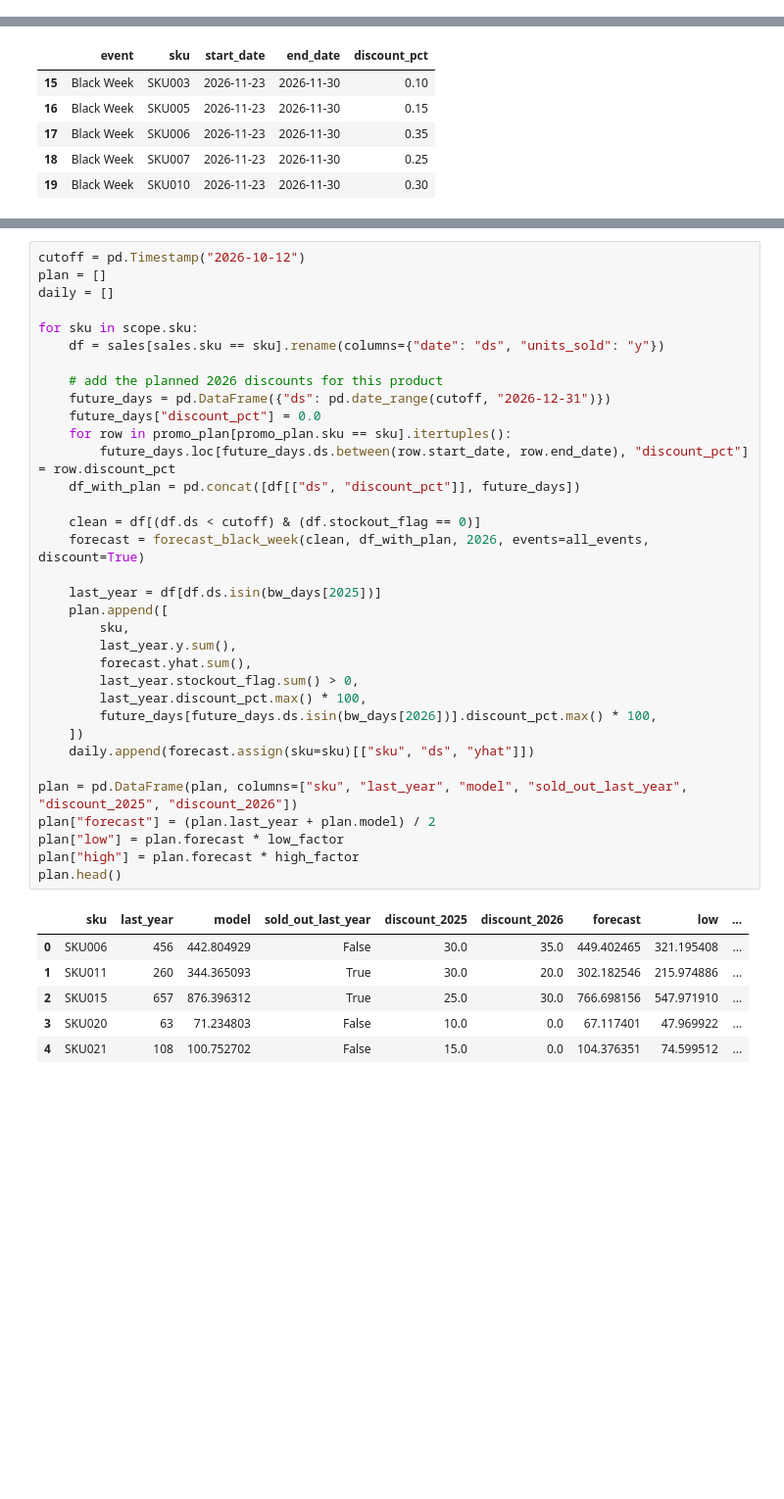
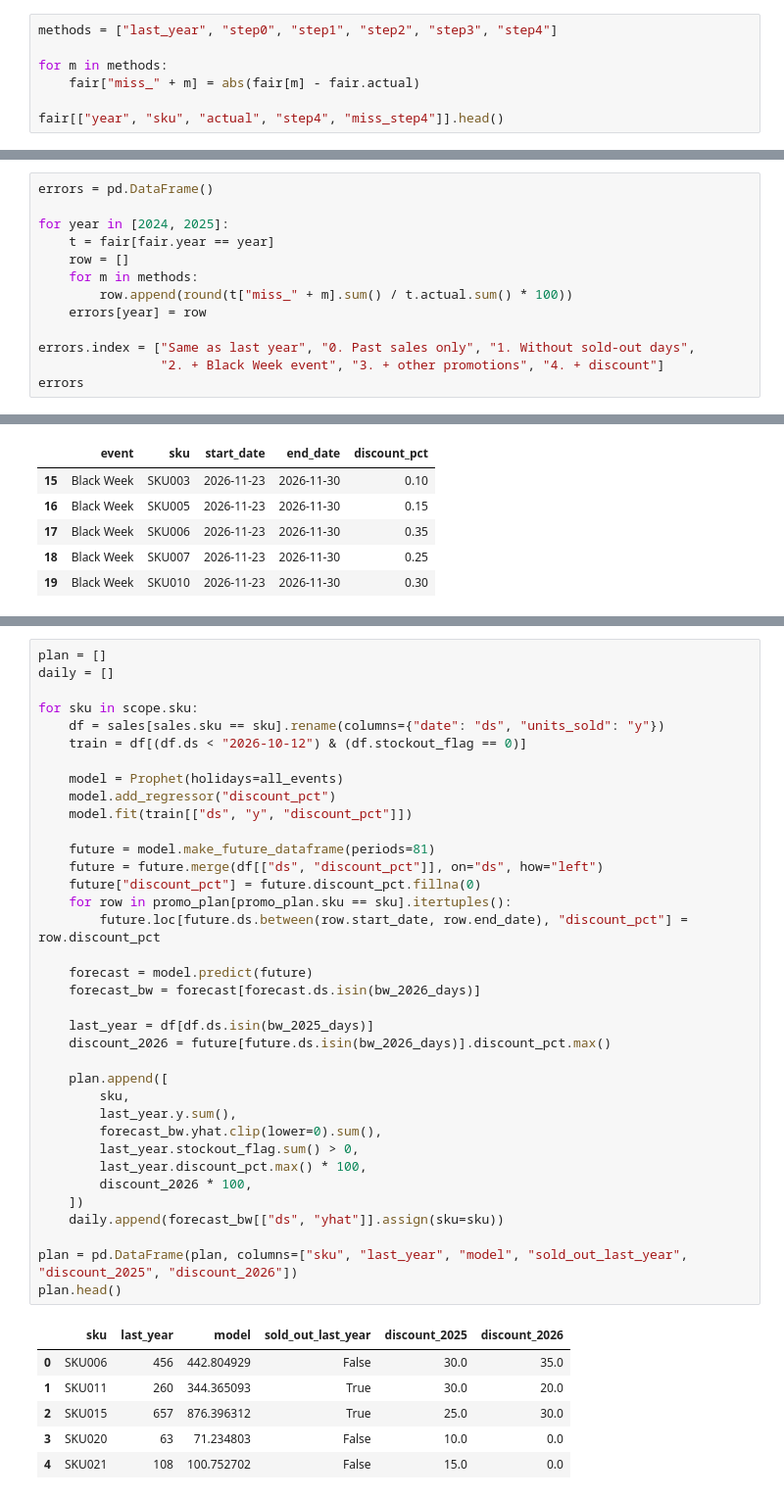
Before and after one commit to Ibarca/Predicting-Product-Demand-from-Sales-and-Marketing-Campaigns, a Jupyter notebook: notebooks/01_black_week_forecast.ipynb, the cells around one changed output, grey strips where cells are left out. Shown at 98% size. Drawn from its saved outputs; the diff is of its cells as text; blank space fills up the shorter version.

```diff
--- a/notebooks/01_black_week_forecast.ipynb
+++ b/notebooks/01_black_week_forecast.ipynb
@@ -394,0 +595,7 @@ errors
+# %%
+methods = ["last_year", "step0", "step1", "step2", "step3", "step4"]
+
+for m in methods:
+    fair["miss_" + m] = abs(fair[m] - fair.actual)
+
+fair[["year", "sku", "actual", "step4", "miss_step4"]].head()
@@ -394,0 +609,13 @@ errors
+# %%
+errors = pd.DataFrame()
+
+for year in [2024, 2025]:
+    t = fair[fair.year == year]
+    row = []
+    for m in methods:
+        row.append(round(t["miss_" + m].sum() / t.actual.sum() * 100))
+    errors[year] = row
+
+errors.index = ["Same as last year", "0. Past sales only", "1. Without sold-out days",
+                "2. + Black Week event", "3. + other promotions", "4. + discount"]
+errors
@@ -483,41 +728,43 @@ promo_plan[promo_plan.event == "Black Week"].head()
 # %%
-cutoff = pd.Timestamp("2026-10-12")
 plan = []
 daily = []
 
 for sku in scope.sku:
     df = sales[sales.sku == sku].rename(columns={"date": "ds", "units_sold": "y"})
+    train = df[(df.ds < "2026-10-12") & (df.stockout_flag == 0)]
 
-    # add the planned 2026 discounts for this product
-    future_days = pd.DataFrame({"ds": pd.date_range(cutoff, "2026-12-31")})
-    future_days["discount_pct"] = 0.0
+    model = Prophet(holidays=all_events)
+    model.add_regressor("discount_pct")
+    model.fit(train[["ds", "y", "discount_pct"]])
+
+    future = model.make_future_dataframe(periods=81)
+    future = future.merge(df[["ds", "discount_pct"]], on="ds", how="left")
+    future["discount_pct"] = future.discount_pct.fillna(0)
     for row in promo_plan[promo_plan.sku == sku].itertuples():
-        future_days.loc[future_days.ds.between(row.start_date, row.end_date), "discount_pct"] = row.discount_pct
-    df_with_plan = pd.concat([df[["ds", "discount_pct"]], future_days])
+        future.loc[future.ds.between(row.start_date, row.end_date), "discount_pct"] = row.discount_pct
 
-    clean = df[(df.ds < cutoff) & (df.stockout_flag == 0)]
-    forecast = forecast_black_week(clean, df_with_plan, 2026, events=all_events, discount=True)
+    forecast = model.predict(future)
+    forecast_bw = forecast[forecast.ds.isin(bw_2026_days)]
 
-    last_year = df[df.ds.isin(bw_days[2025])]
+    last_year = df[df.ds.isin(bw_2025_days)]
+    discount_2026 = future[future.ds.isin(bw_2026_days)].discount_pct.max()
+
     plan.append([
         sku,
         last_year.y.sum(),
-        forecast.yhat.sum(),
+        forecast_bw.yhat.clip(lower=0).sum(),
         last_year.stockout_flag.sum() > 0,
         last_year.discount_pct.max() * 100,
-        future_days[future_days.ds.isin(bw_days[2026])].discount_pct.max() * 100,
+        discount_2026 * 100,
     ])
-    daily.append(forecast.assign(sku=sku)[["sku", "ds", "yhat"]])
+    daily.append(forecast_bw[["ds", "yhat"]].assign(sku=sku))
 
 plan = pd.DataFrame(plan, columns=["sku", "last_year", "model", "sold_out_last_year", "discount_2025", "discount_2026"])
-plan["forecast"] = (plan.last_year + plan.model) / 2
-plan["low"] = plan.forecast * low_factor
-plan["high"] = plan.forecast * high_factor
 plan.head()
 # %% [output]
-|  | sku | last_year | model | sold_out_last_year | discount_2025 | discount_2026 | forecast | low | ... |
-| 0 | SKU006 | 456 | 442.804929 | False | 30.0 | 35.0 | 449.402465 | 321.195408 | ... |
-| 1 | SKU011 | 260 | 344.365093 | True | 30.0 | 20.0 | 302.182546 | 215.974886 | ... |
-| 2 | SKU015 | 657 | 876.396312 | True | 25.0 | 30.0 | 766.698156 | 547.971910 | ... |
-| 3 | SKU020 | 63 | 71.234803 | False | 10.0 | 0.0 | 67.117401 | 47.969922 | ... |
-| 4 | SKU021 | 108 | 100.752702 | False | 15.0 | 0.0 | 104.376351 | 74.599512 | ... |
+|  | sku | last_year | model | sold_out_last_year | discount_2025 | discount_2026 |
+| 0 | SKU006 | 456 | 442.804929 | False | 30.0 | 35.0 |
+| 1 | SKU011 | 260 | 344.365093 | True | 30.0 | 20.0 |
+| 2 | SKU015 | 657 | 876.396312 | True | 25.0 | 30.0 |
+| 3 | SKU020 | 63 | 71.234803 | False | 10.0 | 0.0 |
+| 4 | SKU021 | 108 | 100.752702 | False | 15.0 | 0.0 |
```
Also changed, not shown: parts of 110 cells of this notebook.
